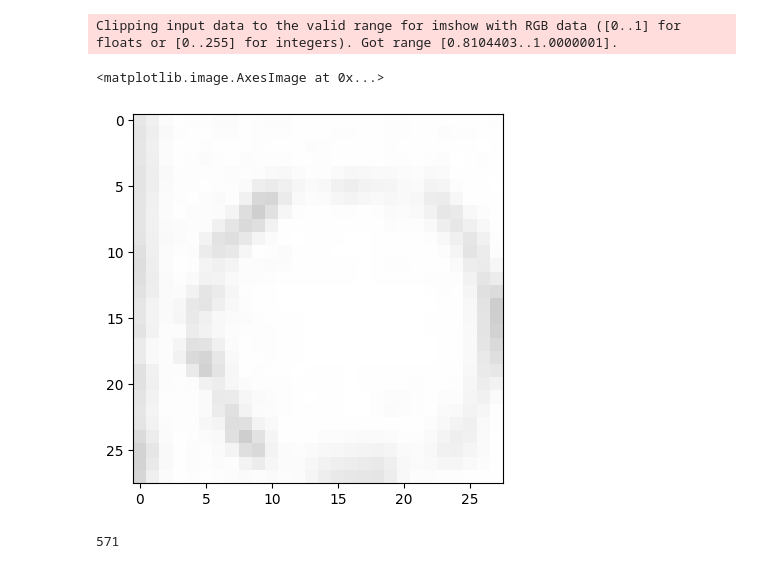
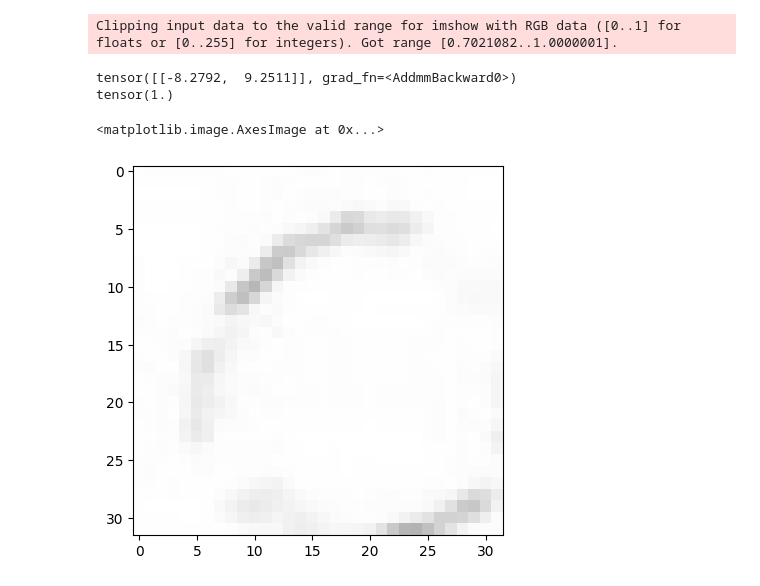
Before and after one commit to PhamMinhTuanGit/ScoringMultipleChoicesTestApp, a Jupyter notebook: test.ipynb, the cells around one changed output. Saved outputs shown, nothing was run; the diff lists cells and outputs as text; code cells hidden in the pictures.

Commit message:
done model and augment data

```diff
--- a/test.ipynb
+++ b/test.ipynb
@@ -11,0 +303,4 @@ import torch.nn.functional as F
+# %%
+i = int(torch.rand(1) * 17000)
+plt.imshow(train_img[i].permute(1,2,0))
+print(train_label[i])
@@ -11,0 +311,21 @@ import torch.nn.functional as F
+# %%
+import os
+image_folder = "/Users/phamminhtuan/Desktop/Trainning_SET/Images"
+label_folder = "/Users/phamminhtuan/Downloads/Trainning_SET/Labels"
+draw_label_folder = "/Users/phamminhtuan/Downloads/Trainning_SET/drawLabels"
+for filename in os.listdir(image_folder):
+    if filename.endswith('iter_2.jpg'):
+        image_path = os.path.join(image_folder, filename)
+        label_path = os.path.join(label_folder, os.path.splitext(filename)[0] + ".txt")
+        remove_duplicate_lines(label_path)
+        remove_duplicates_column2_and_column3(label_path, label_path)
+        temp = MyDataset(image_path=image_path,label_path=label_path)
+        print(image_path)
+        print(label_path)
+        print(len(temp))
+        image = cv2.imread(image_path)
+        labels, coords = utils.read_file_to_tensors(label_path)
+        for i, coord in enumerate(coords):
+            x1, y1, x2, y2 = utils.find_yolov8_square(image, coord)
+            cv2.rectangle(image, (x1, y1), (x2, y2), (0, 255, 0), 2)
+        cv2.imwrite(os.path.join(draw_label_folder, os.path.splitext(filename)[0] + ".jpg"), image)
@@ -11,0 +396,8 @@ import torch.nn.functional as F
+# %%
+device = 'cuda' if torch.cuda.is_available() else 'cpu'
+model = EfficientCNN()
+model.load_state_dict(torch.load('/Users/phamminhtuan/Desktop/AIChallenge/cnn.pth'))
+model = model.to(device)
+
+# Đánh giá mô hình
+test_accuracy, test_loss = test_model(model, val_loader, device=device)
@@ -12 +407,12 @@ import torch.nn.functional as F
+# %%
+output = model(image.unsqueeze(0))
+print(output)
+print(test[0][1])
+plt.imshow(image.permute(1,2,0))
+# %% [output]
+Clipping input data to the valid range for imshow with RGB data ([0..1] for floats or [0..255] for integers). Got range [0.7021082..1.0000001].
+tensor([[-8.2792,  9.2511]], grad_fn=<AddmmBackward0>)
+tensor(1.)
+<matplotlib.image.AxesImage at 0x...>
+[figure, added]
 # %%
@@ -61,11 +420,0 @@ train_dataset = MyDataset(image_path, label_path)
-# %%
-image = train_dataset[0][0].permute(1,2,0)
-plt.imshow(image)
-# %% [output]
-Clipping input data to the valid range for imshow with RGB data ([0..1] for floats or [0..255] for integers). Got range [0.8104403..1.0000001].
-<matplotlib.image.AxesImage at 0x...>
-[figure, removed]
-# %%
-len(train_dataset)
-# %% [output]
-571
```
Also changed, not shown: parts of 31 cells of this notebook, 9 other files.
